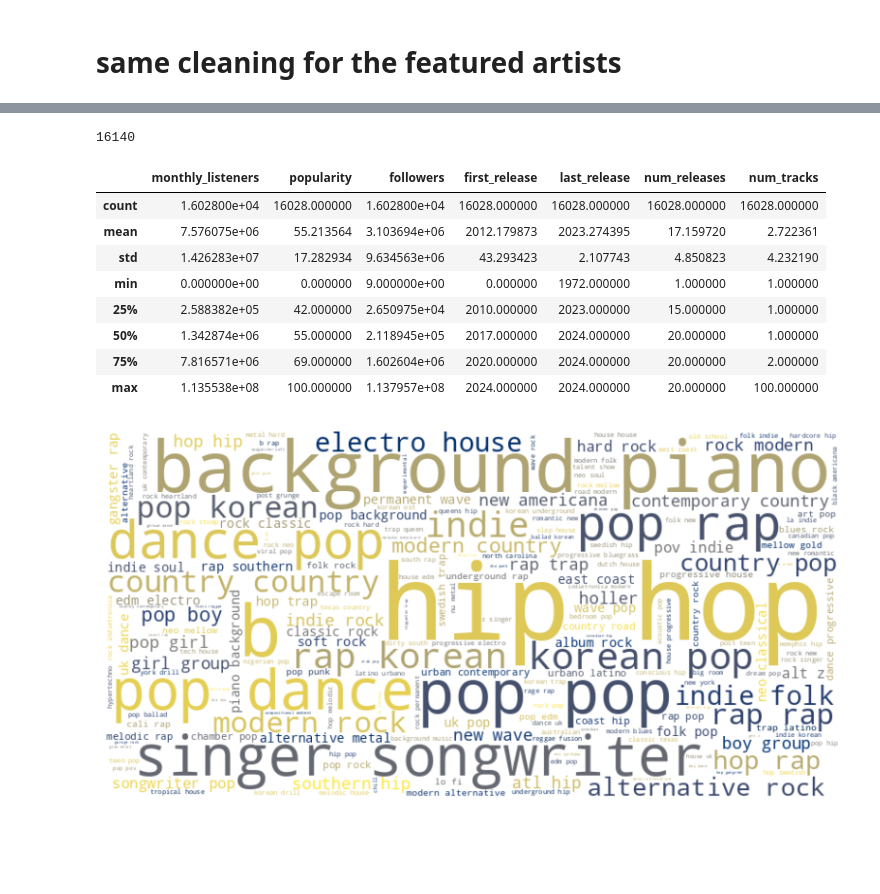
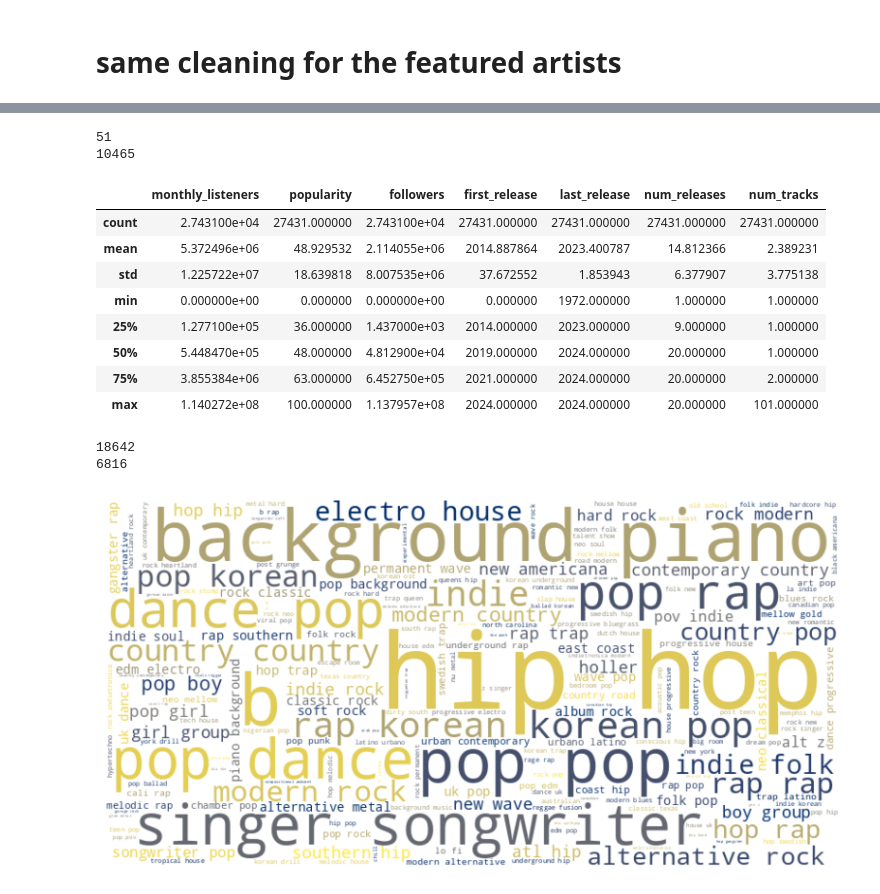
Before and after one commit to sjeffreson/serch, a Jupyter notebook: Exploration+cleaning_Total-vs-Featured.ipynb, the cells around one changed output, grey strips where cells are left out. Cells and saved outputs as stored; diff of their text form; code cells hidden in the pictures; blank space fills up the shorter version.

```diff
--- a/Exploration+cleaning_Total-vs-Featured.ipynb
+++ b/Exploration+cleaning_Total-vs-Featured.ipynb
@@ -239,3 +215,26 @@ print(len(df_edits))
+# %%
+# cut down to unique artist ids
+df_edits = df_edits.drop_duplicates(subset=['artist_id'])
+# %%
+# see how many rows are dropped due to features other than genre
+features = ['first_release', 'last_release', 'num_releases', 'num_tracks', 'monthly_listeners']
+df_edits = df_edits.dropna(subset=[column for column in df_edits.columns if column in features])
+df_edits = df_edits.drop(df_edits[(df_edits[features] == -1).any(axis=1)].index)
+print(len(df_edits[df_edits['monthly_listeners'] == 0]))
+print(len(df_edits['ids'].unique()))
+df_edits.describe()
+# %% [output]
+51
+10465
+|  | monthly_listeners | popularity | followers | first_release | last_release | num_releases | num_tracks |
+| count | 2.743100e+04 | 27431.000000 | 2.743100e+04 | 27431.000000 | 27431.000000 | 27431.000000 | 27431.000000 |
+| mean | 5.372496e+06 | 48.929532 | 2.114055e+06 | 2014.887864 | 2023.400787 | 14.812366 | 2.389231 |
+| std | 1.225722e+07 | 18.639818 | 8.007535e+06 | 37.672552 | 1.853943 | 6.377907 | 3.775138 |
+| min | 0.000000e+00 | 0.000000 | 0.000000e+00 | 0.000000 | 1972.000000 | 1.000000 | 1.000000 |
+| 25% | 1.277100e+05 | 36.000000 | 1.437000e+03 | 2014.000000 | 2023.000000 | 9.000000 | 1.000000 |
+| 50% | 5.448470e+05 | 48.000000 | 4.812900e+04 | 2019.000000 | 2024.000000 | 20.000000 | 1.000000 |
+| 75% | 3.855384e+06 | 63.000000 | 6.452750e+05 | 2021.000000 | 2024.000000 | 20.000000 | 2.000000 |
+| max | 1.140272e+08 | 100.000000 | 1.137957e+08 | 2024.000000 | 2024.000000 | 20.000000 | 101.000000 |
 # %%
 # uh oh! Most of this removal is due to genres. We need to find a way to attach genres to artists
 # that have no genre.
@@ -243,23 +242,10 @@ features = ['genres']
 df_edits_negtracks = df_edits.dropna(subset=[column for column in df_edits.columns if column in features])
 df_edits_negtracks = df_edits_negtracks.drop(df_edits_negtracks[(df_edits_negtracks[features] == -1).any(axis=1)].index)
 print(len(df_edits_negtracks))
+print(len(df_edits_negtracks['ids'].unique()))
 # %% [output]
-16140
+18642
+6816
-# %%
-features = ['first_release', 'last_release', 'num_releases', 'num_tracks', 'monthly_listeners', 'genres']
-df_edits = df_edits.dropna(subset=[column for column in df_edits.columns if column in features])
-df_edits = df_edits.drop(df_edits[(df_edits[features] == -1).any(axis=1)].index)
-df_edits.describe()
-# %% [output]
-|  | monthly_listeners | popularity | followers | first_release | last_release | num_releases | num_tracks |
-| count | 1.602800e+04 | 16028.000000 | 1.602800e+04 | 16028.000000 | 16028.000000 | 16028.000000 | 16028.000000 |
-| mean | 7.576075e+06 | 55.213564 | 3.103694e+06 | 2012.179873 | 2023.274395 | 17.159720 | 2.722361 |
-| std | 1.426283e+07 | 17.282934 | 9.634563e+06 | 43.293423 | 2.107743 | 4.850823 | 4.232190 |
-| min | 0.000000e+00 | 0.000000 | 9.000000e+00 | 0.000000 | 1972.000000 | 1.000000 | 1.000000 |
-| 25% | 2.588382e+05 | 42.000000 | 2.650975e+04 | 2010.000000 | 2023.000000 | 15.000000 | 1.000000 |
-| 50% | 1.342874e+06 | 55.000000 | 2.118945e+05 | 2017.000000 | 2024.000000 | 20.000000 | 1.000000 |
-| 75% | 7.816571e+06 | 69.000000 | 1.602604e+06 | 2020.000000 | 2024.000000 | 20.000000 | 2.000000 |
-| max | 1.135538e+08 | 100.000000 | 1.137957e+08 | 2024.000000 | 2024.000000 | 20.000000 | 100.000000 |
 # %%
 # flatten all genres into a single string
 genre_string = " ".join(df_edits['genres'].str.cat(sep=" ").split(", "))
```
Also changed, not shown: parts of 12 cells of this notebook, 3 other files.
